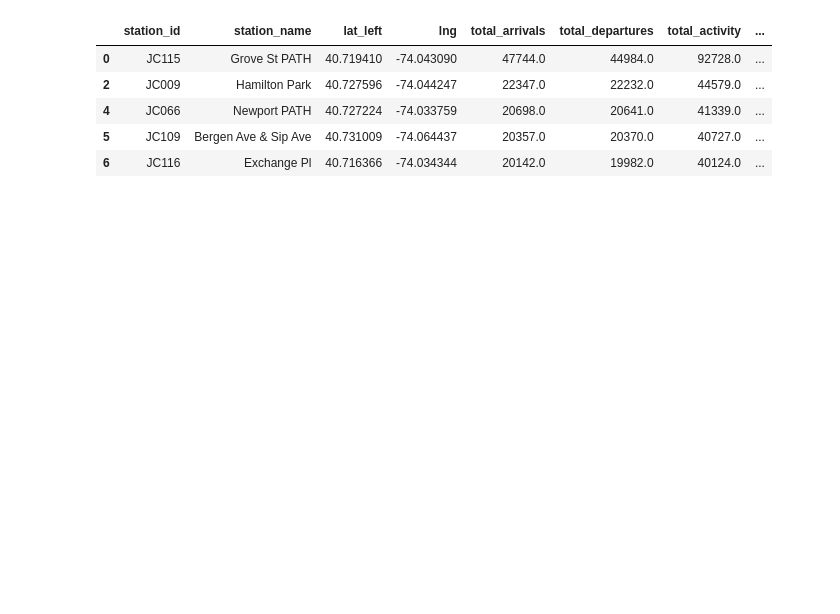
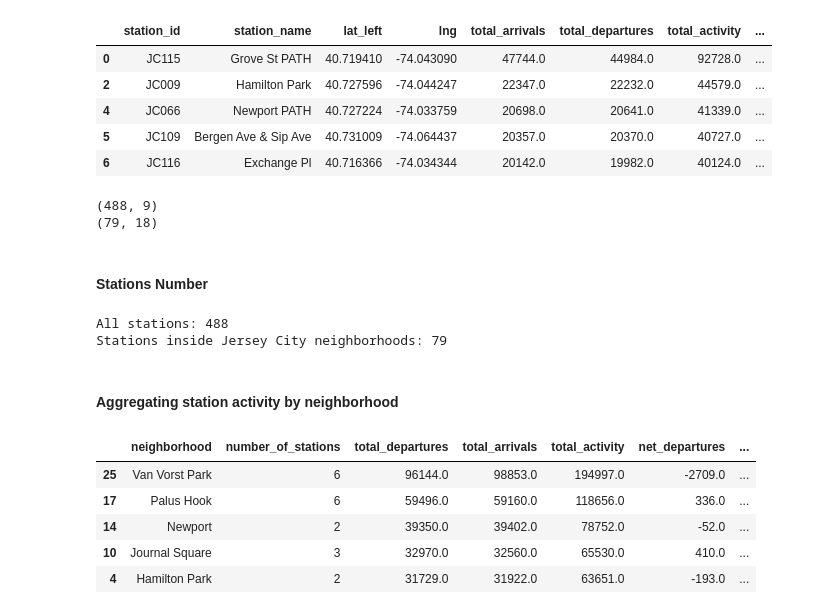
Before and after one commit to StellaMalakyan/citibike_analysis, a Jupyter notebook: notebooks/5_Neighbourhood_Analysis.ipynb, the cells around one changed output. Cells and saved outputs as stored; diff of their text form; code cells hidden in the pictures; blank space fills up the shorter version.

```diff
--- a/notebooks/5_Neighbourhood_Analysis.ipynb
+++ b/notebooks/5_Neighbourhood_Analysis.ipynb
@@ -491,3 +505,50 @@ station_neighborhood.head()
 | 4 | JC066 | Newport PATH | 40.727224 | -74.033759 | 20698.0 | 20641.0 | 41339.0 | ... |
 | 5 | JC109 | Bergen Ave & Sip Ave | 40.731009 | -74.064437 | 20357.0 | 20370.0 | 40727.0 | ... |
 | 6 | JC116 | Exchange Pl | 40.716366 | -74.034344 | 20142.0 | 19982.0 | 40124.0 | ... |
+# %%
+print(station_gdf.shape)
+print(station_neighborhood.shape)
+# %% [output]
+(488, 9)
+(79, 18)
+# %% [markdown]
+#### Stations Number
+# %%
+print("All stations:", len(station_gdf))
+print("Stations inside Jersey City neighborhoods:", len(station_neighborhood))
+# %% [output]
+All stations: 488
+Stations inside Jersey City neighborhoods: 79
+# %% [markdown]
+#### Aggregating station activity by neighborhood
+# %%
+neighborhood_activity = (
+    station_neighborhood
+    .groupby('neighborhood', as_index=False)
+    .agg(
+        number_of_stations=("station_id", "nunique"),
+        total_departures=("total_departures", "sum"),
+        total_arrivals=("total_arrivals", "sum"),
+        total_activity=("total_activity", "sum"),
+        net_departures=("net_departures", "sum")
+    )
+)
+
+neighborhood_activity["avg_activity_per_station"] = (
+    neighborhood_activity["total_activity"] /
+    neighborhood_activity["number_of_stations"]
+)
+
+neighborhood_activity = neighborhood_activity.sort_values(
+    "total_activity",
+    ascending=False
+)
+
+neighborhood_activity.head()
+# %% [output]
+|  | neighborhood | number_of_stations | total_departures | total_arrivals | total_activity | net_departures | ... |
+| 25 | Van Vorst Park | 6 | 96144.0 | 98853.0 | 194997.0 | -2709.0 | ... |
+| 17 | Palus Hook | 6 | 59496.0 | 59160.0 | 118656.0 | 336.0 | ... |
+| 14 | Newport | 2 | 39350.0 | 39402.0 | 78752.0 | -52.0 | ... |
+| 10 | Journal Square | 3 | 32970.0 | 32560.0 | 65530.0 | 410.0 | ... |
+| 4 | Hamilton Park | 2 | 31729.0 | 31922.0 | 63651.0 | -193.0 | ... |
```
Also changed, not shown: parts of 25 cells of this notebook.
